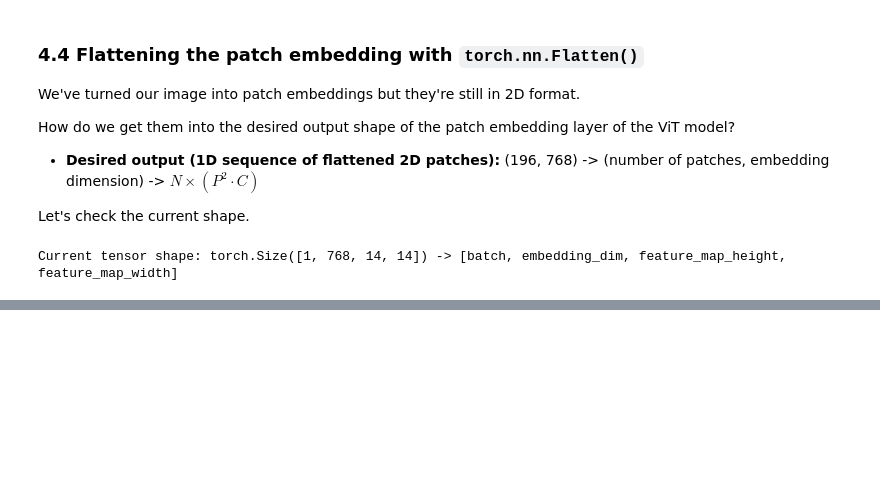
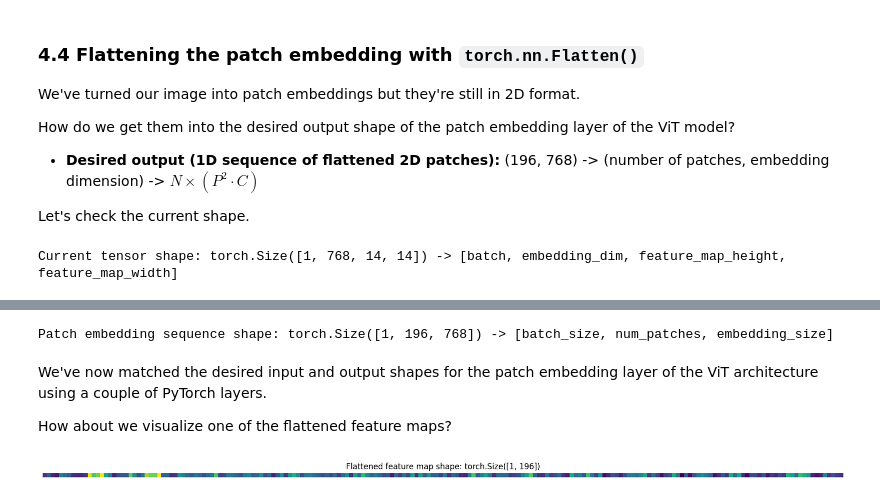
Before and after one commit to ostNrh/ViT-Research-Paper-Replication, a Jupyter notebook: ViT_Research_Paper_Replicated.ipynb, the cells around one changed output, grey strips where cells are left out. Drawn from its saved outputs; the diff is of its cells as text; code cells hidden in the pictures; blank space fills up the shorter version.

```diff
--- a/ViT_Research_Paper_Replicated.ipynb
+++ b/ViT_Research_Paper_Replicated.ipynb
@@ -752,0 +802,21 @@ print(f"Current tensor shape: {image_out_of_conv_flattened.shape} -> [batch, emb
+# %%
+# Get flattened image patch embeddings in right shape
+image_out_of_conv_flattened_reshaped = image_out_of_conv_flattened.permute(0, 2, 1) # [batch_size, P^2•C, N] -> [batch_size, N, P^2•C]
+print(f"Patch embedding sequence shape: {image_out_of_conv_flattened_reshaped.shape} -> [batch_size, num_patches, embedding_size]")
+# %% [output]
+Patch embedding sequence shape: torch.Size([1, 196, 768]) -> [batch_size, num_patches, embedding_size]
+# %% [markdown]
+We've now matched the desired input and output shapes for the patch embedding layer of the ViT architecture using a couple of PyTorch layers.
+
+How about we visualize one of the flattened feature maps?
+# %%
+# Get a single flattened feature map
+single_flattened_feature_map = image_out_of_conv_flattened_reshaped[:, :, 0] # index: (batch_size, number_of_patches, embedding_dimension)
+
+# Plot the flattened feature map visually
+plt.figure(figsize=(22, 22))
+plt.imshow(single_flattened_feature_map.detach().numpy())
+plt.title(f"Flattened feature map shape: {single_flattened_feature_map.shape}")
+plt.axis(False);
+# %% [output]
+[figure, added]
```
Also changed, not shown: parts of 74 cells of this notebook.
